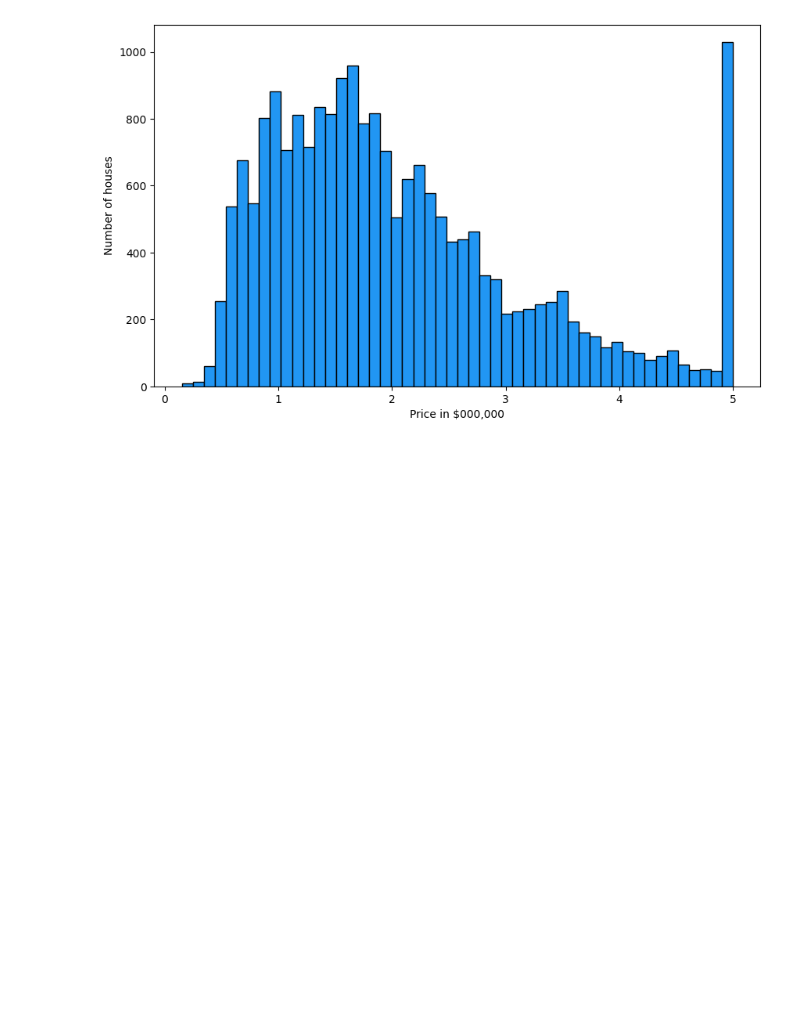
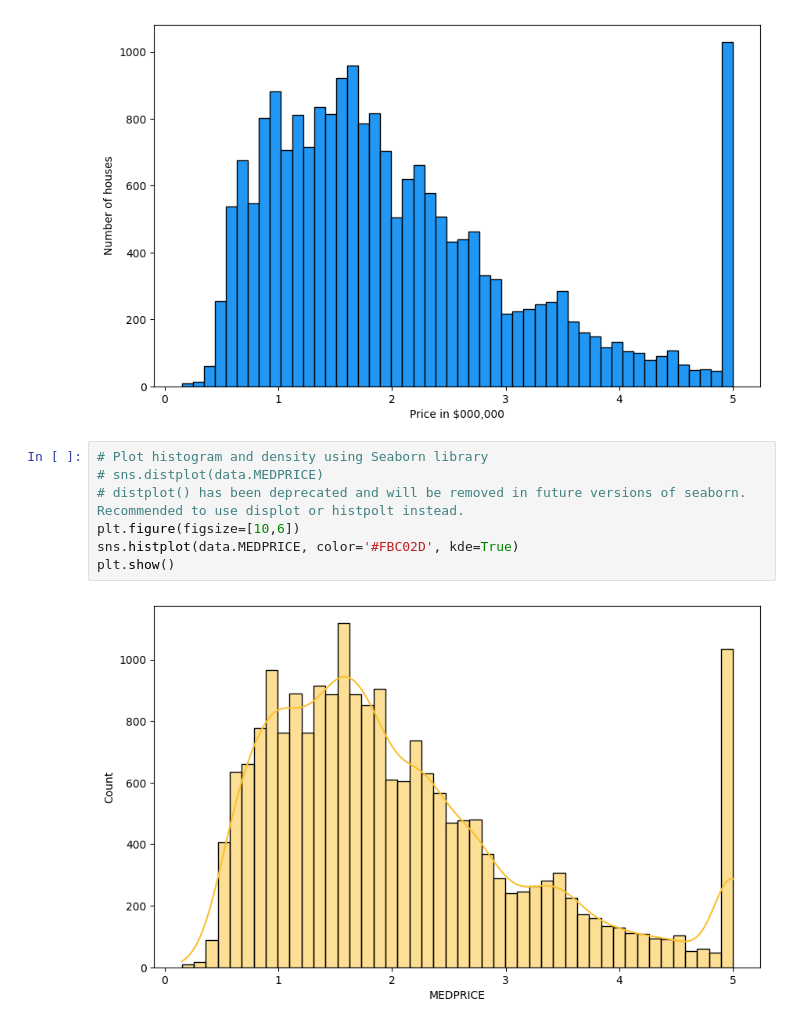
Before and after one commit to srofe/MLBootcamp, a Jupyter notebook: 04-MultivariateLinearRegression/MultivariateRegression.ipynb, the cells around one changed output. Saved outputs shown, nothing was run; the diff lists cells and outputs as text; blank space fills up the shorter version.

Commit message:
Plot histogram and KDE curve using seaborn library
The KDE (Kernel Density Estimate) is and estimation of the Probability
Density Function (PDF) based on the available data.

```diff
--- a/04-MultivariateLinearRegression/MultivariateRegression.ipynb
+++ b/04-MultivariateLinearRegression/MultivariateRegression.ipynb
@@ -159,3 +160,12 @@ plt.ylabel("Number of houses")
 plt.show()
 # %% [output]
 [figure]
+# %%
+# Plot histogram and density using Seaborn library
+# sns.distplot(data.MEDPRICE)
+# distplot() has been deprecated and will be removed in future versions of seaborn. Recommended to use displot or histpolt instead.
+plt.figure(figsize=[10,6])
+sns.histplot(data.MEDPRICE, color='#FBC02D', kde=True)
+plt.show()
+# %% [output]
+[figure, added]
```
Also changed, not shown: parts of 1 cell of this notebook.
